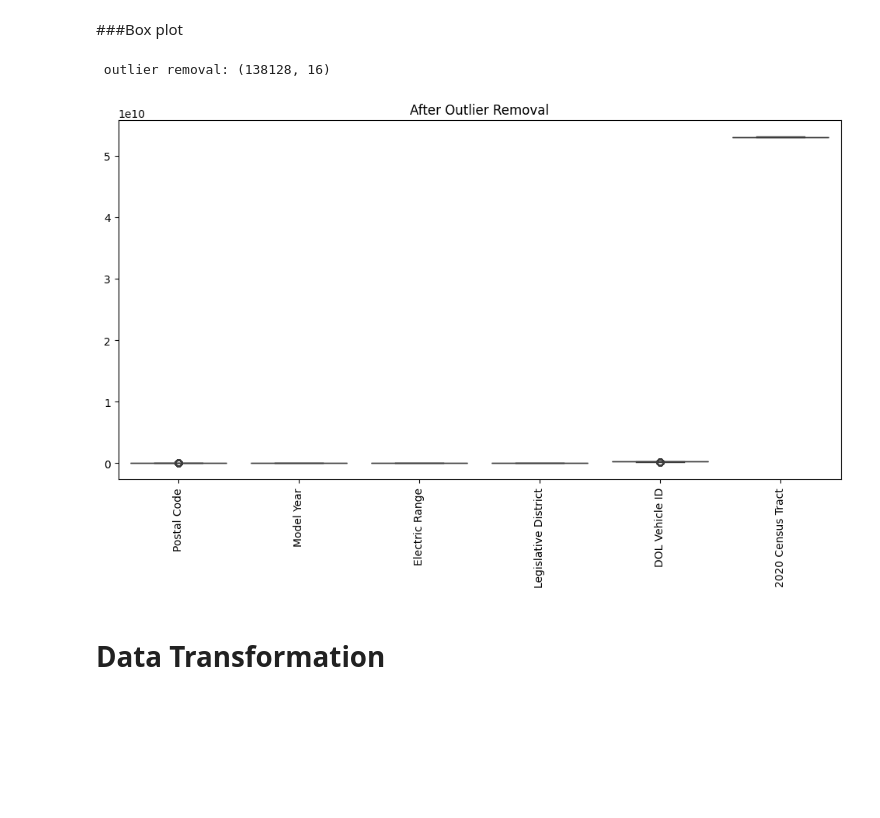
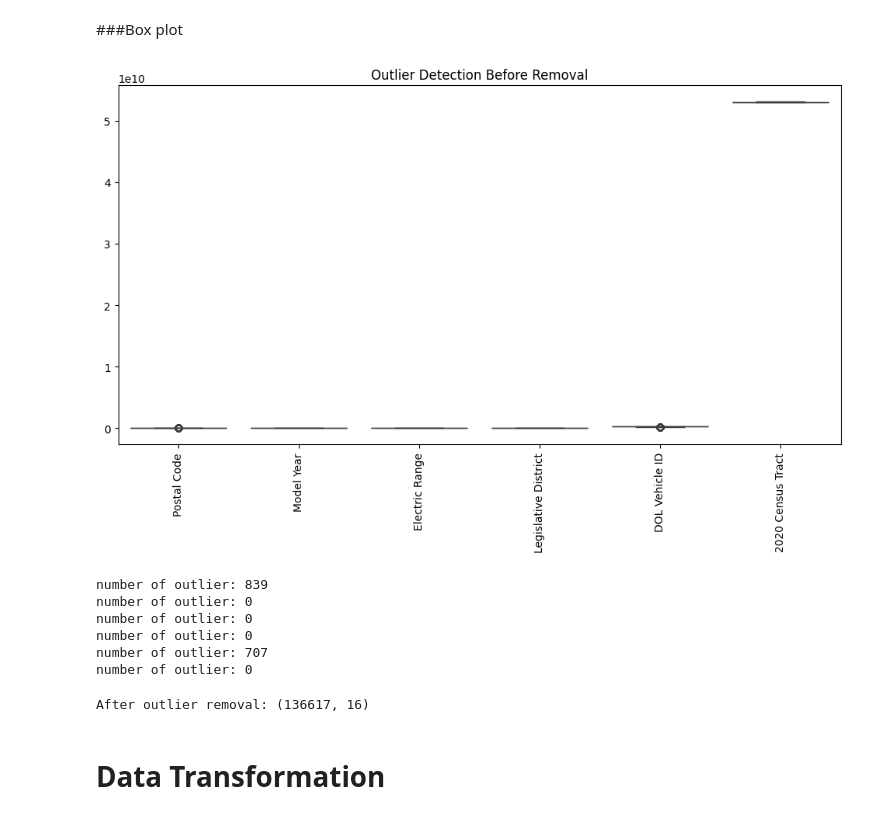
Before and after one commit to MidhulaMS/EV-Population-Prediction, a Jupyter notebook: EV_Population_Prediction.ipynb, the cells around one changed output. Cells and saved outputs as stored; diff of their text form; code cells hidden in the pictures; blank space fills up the shorter version.

```diff
--- a/EV_Population_Prediction.ipynb
+++ b/EV_Population_Prediction.ipynb
@@ -223,8 +223,33 @@ print()
 ## Outlier Handling
 # %% [markdown]
 ###Box plot
+# %%
+#finding outlier using boxplot
+plt.figure(figsize=(12,6))
+sns.boxplot(data=EV_df[num_cols])
+plt.xticks(rotation=90)
+plt.title("Outlier Detection Before Removal")
+plt.show()
+# %% [output]
+[figure, added]
+# %%
+for col in num_cols:
+    Q1 = EV_df[col].quantile(0.25)
+    Q3 = EV_df[col].quantile(0.75)
+    IQR = Q3 - Q1
+    lower_limit = Q1 - 1.5 * IQR
+    upper_limit = Q3 + 1.5 * IQR
+    outliers = EV_df[(EV_df[col] < lower_limit) |(EV_df[col] > upper_limit)]
+    print("number of outlier:",len(outliers))
+# %% [output]
+number of outlier: 839
+number of outlier: 0
+number of outlier: 0
+number of outlier: 0
+number of outlier: 707
+number of outlier: 0
 # %%
-#outlier removal:By Using IQR method
+#removal of outlier
 for col in num_cols:
     Q1 = EV_df[col].quantile(0.25)
     Q3 = EV_df[col].quantile(0.75)
@@ -232,18 +257,9 @@ for col in num_cols:
     lower_limit = Q1 - 1.5 * IQR
     upper_limit = Q3 + 1.5 * IQR
     EV_df = EV_df[(EV_df[col] >= lower_limit) &(EV_df[col] <= upper_limit)]
-print(" outlier removal:", EV_df.shape)
+print("After outlier removal:", EV_df.shape)
 # %% [output]
- outlier removal: (138128, 16)
+After outlier removal: (136617, 16)
-# %%
-#boxplot after removal of outlier
-plt.figure(figsize=(12,6))
-sns.boxplot(data=EV_df[num_cols])
-plt.xticks(rotation=90)
-plt.title("After Outlier Removal")
-plt.show()
-# %% [output]
-[figure, removed]
 # %% [markdown]
 # Data Transformation
 # %% [markdown]
```
